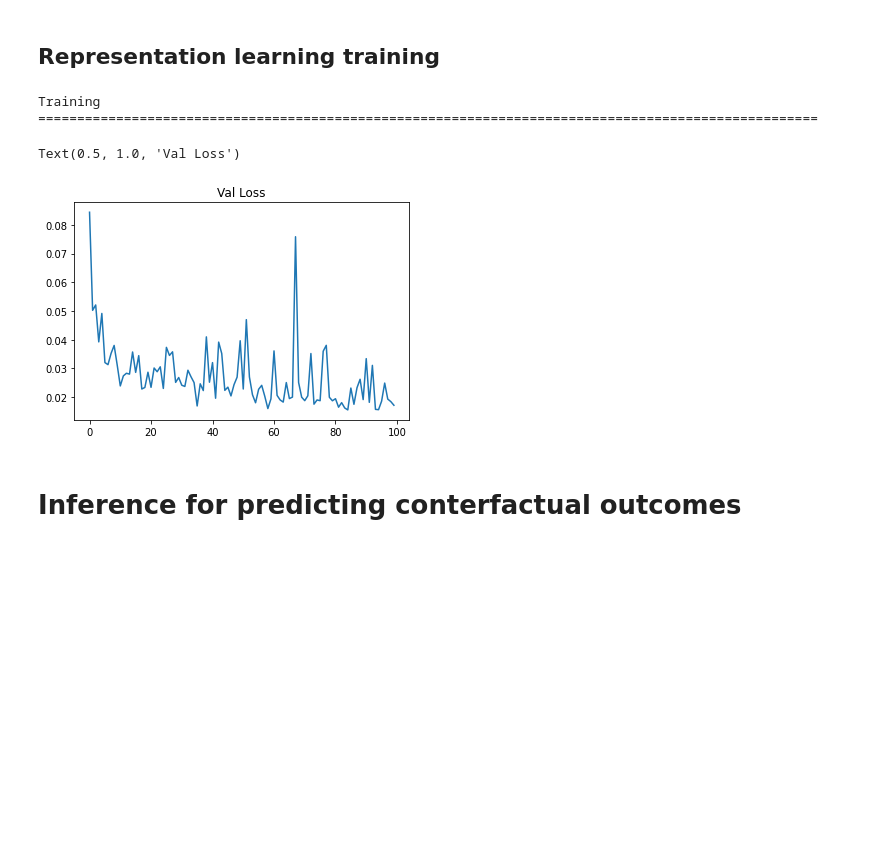
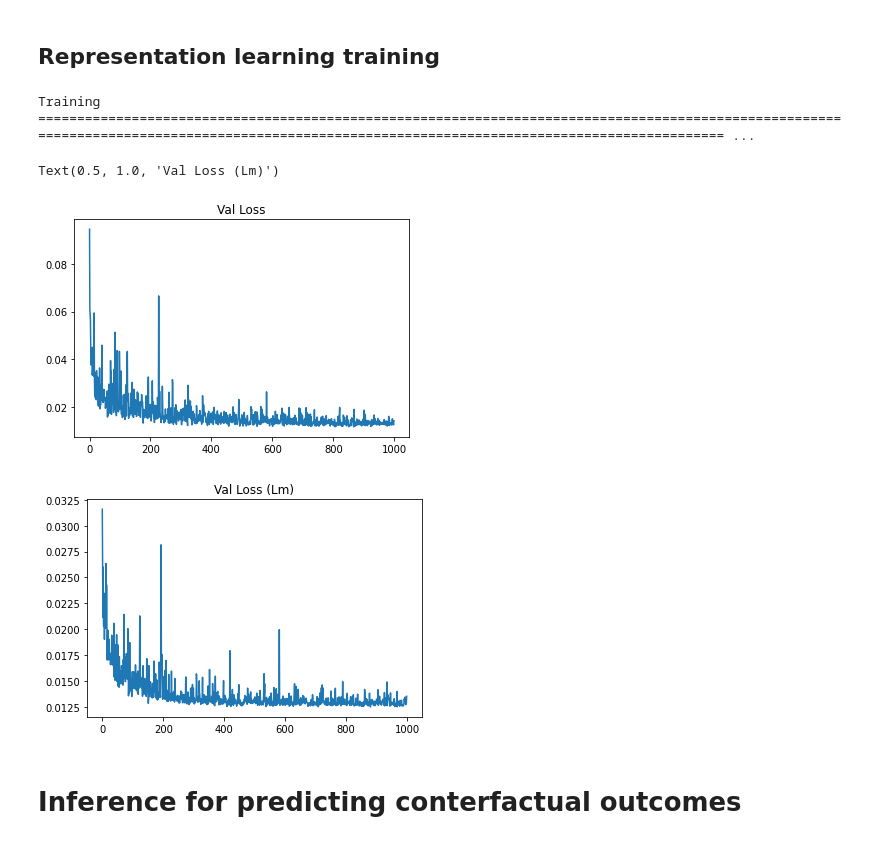
Before and after one commit to Jathurshan0330/SyncTwin_project, a Jupyter notebook: Demo.ipynb, the cells around one changed output. Cells and saved outputs as stored; diff of their text form; code cells hidden in the pictures; blank space fills up the shorter version.

Commit message:
Added demo lstm notebook

```diff
--- a/Demo.ipynb
+++ b/Demo.ipynb
@@ -43,9 +43,15 @@ val_data_loader = DataLoader(val_dataset, batch_size = 32, shuffle = False)
 # %% [markdown]
 ## Model
 # %%
+### Transformer model
 encoder = Trans_Encoder().to(DEVICE)
 decoder = Trans_Decoder().to(DEVICE)
-Q = linear_cls().to(DEVICE)
+Q = linear_cls(1600).to(DEVICE)
+
+### LSTM model
+# encoder = LSTM_Encoder(in_dim = 3,hidden_dim = 20).to(DEVICE)
+# decoder = LSTM_Decoder(hidden_dim = 40,out_dim = 3,time_points = 25).to(DEVICE)
+# Q = linear_cls(40).to(DEVICE)
 
 ## Testing
 x,t,m,y,y_mask   = next(iter(train_data_loader))
@@ -68,38 +74,68 @@ torch.Size([32, 25, 64]) torch.Size([32, 25, 3]) torch.Size([32, 5])
 lr  = 0.001
 beta_1 = 0.9
 beta_2 = 0.999
-n_epochs = 100
+n_epochs = 1000
 opt =  torch.optim.Adam(list(encoder.parameters()) + list(decoder.parameters())+ list(Q.parameters()), lr=lr, betas=(beta_1, beta_2))
 # %%
-exp_path = "./SyncTwin_Results/using_transformers/"
+exp_path = "./SyncTwin_Results/using_transformers_with_matching_loss/"
+# %%
+def validate_with_lm(encoder,is_wandb=False,is_verbose = False):
+    encoder.eval()
+    x_control,t_control,m_control,y_control,y_mask_control,batch_ind_control = read_data_inference(data_path, fold = 'val',device = DEVICE,group = 'Control')
+    with torch.no_grad():
+        c_control = get_representation(encoder,x_control,m_control).detach().to(DEVICE).requires_grad_(False)
+
+    B = learn_B_val(c_control,num_iterations =100,is_plot = True)
+
+    y_hat_main = estimate_y(B,y_control)
+    loss = matching_loss(y_hat_main,y_control)
+
+    return loss.data.item()
 # %%
 val_best_loss = 10000000
+val_best_loss_lm = 10000000
 val_loss_list = []
+val_loss_lm_list = []
 
 if not os.path.exists(exp_path):
     os.mkdir(exp_path)
 print("Training ", end='')
 for epoch_idx in range(n_epochs):
     print('=', end='')
     # print(f"Training Epoch : [{epoch_idx+1}/{n_epochs}]===============================================================================")
 
     train(encoder,decoder,Q,opt,train_data_loader)
     val_losses = validate(encoder,decoder,Q,val_data_loader)
+    val_losses_lm = validate_with_lm(encoder,is_wandb=False,is_verbose = False)
+
     val_loss_list.append(val_losses)
+    val_loss_lm_list.append(val_losses_lm)
+    # break
     if (val_losses < val_best_loss):
         val_best_loss = val_losses
         # print("Saving Best Model =======================================>")
         torch.save(encoder, f'{exp_path}/encoder.pth.tar')
         torch.save(decoder, f'{exp_path}/decoder.pth.tar')
         torch.save(Q, f'{exp_path}/Q.pth.tar')
+    if (val_losses_lm < val_best_loss_lm):
+        val_best_loss_lm = val_losses_lm
+        # print("Saving Best Model =======================================>")
+        torch.save(encoder, f'{exp_path}/encoder_lm.pth.tar')
+        torch.save(decoder, f'{exp_path}/decoder_lm.pth.tar')
+        torch.save(Q, f'{exp_path}/Q_lm.pth.tar')
 
 plt.figure()
 plt.plot(val_loss_list)
 plt.title("Val Loss")
+
+plt.figure()
+plt.plot(val_loss_lm_list)
+plt.title("Val Loss (Lm)")
 # %% [output]
-Training ====================================================================================================
+Training =============================================================================================================================================================================================== ...
-Text(0.5, 1.0, 'Val Loss')
+Text(0.5, 1.0, 'Val Loss (Lm)')
-[figure, old version]
+[figure, new version]
+[figure, added]
 # %% [markdown]
 # Inference for predicting conterfactual outcomes
 # %%
```
Also changed, not shown: parts of 9 cells of this notebook, 19 other files.
